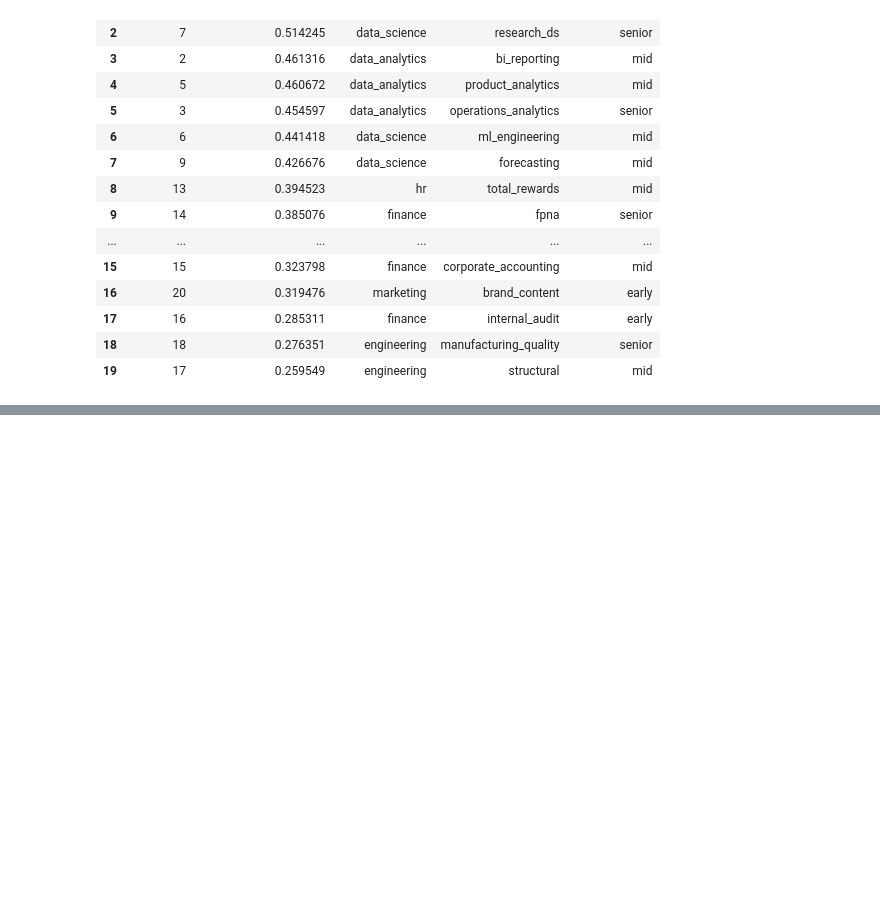
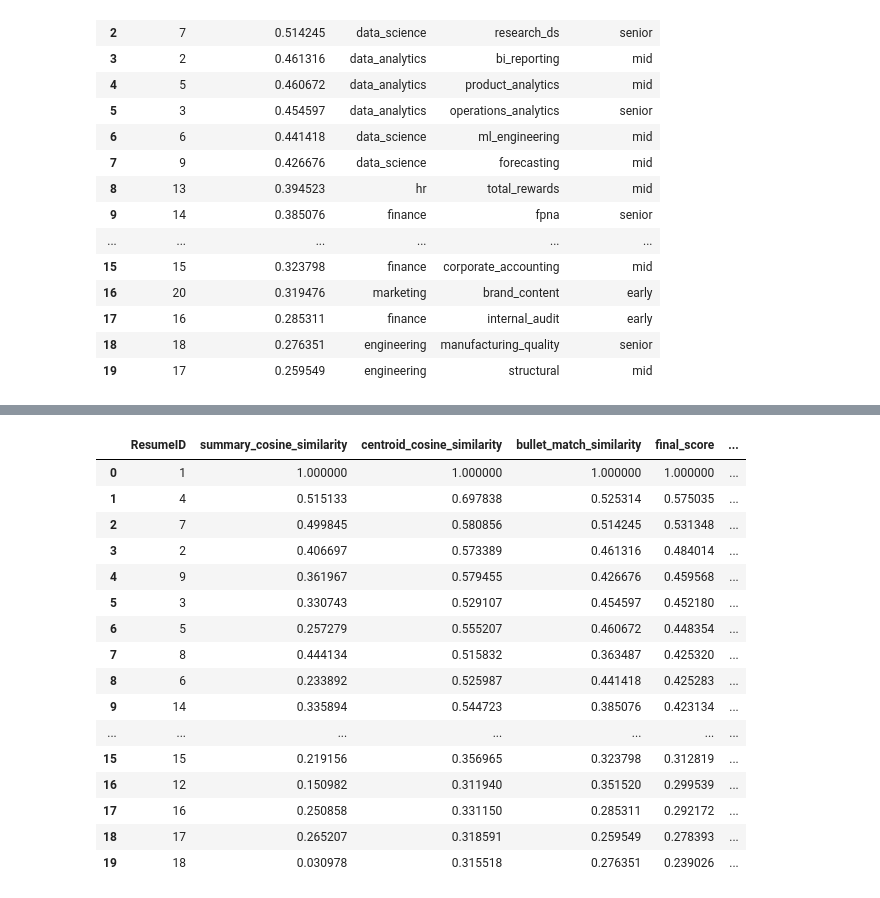
Before and after one commit to deloresmincarelli/Portfolio, a Jupyter notebook: peopleLikeMe/corpus_similarity.ipynb, the cells around one changed output, grey strips where cells are left out. Saved outputs shown, nothing was run; the diff lists cells and outputs as text; code cells hidden in the pictures; blank space fills up the shorter version.

```diff
--- a/peopleLikeMe/corpus_similarity.ipynb
+++ b/peopleLikeMe/corpus_similarity.ipynb
@@ -532,0 +547,62 @@ bullet_rank_df
+# %%
+# --- composite weights (must sum to 1) ---
+W_SUMMARY = 0.2
+W_CENTROID = 0.3
+W_BULLET = 0.5
+
+_wsum = W_SUMMARY + W_CENTROID + W_BULLET
+if abs(_wsum - 1.0) > 1e-6:
+    raise ValueError(f"W_SUMMARY + W_CENTROID + W_BULLET must equal 1; got {_wsum}")
+
+for _df, _col, _step in (
+    (rank_df, "summary_cosine_similarity", "Step 1"),
+    (centroid_rank_df, "centroid_cosine_similarity", "Step 2"),
+    (bullet_rank_df, "bullet_match_similarity", "Step 3"),
+):
+    if _col not in _df.columns:
+        raise RuntimeError(f"Missing {_col}; run {_step} cell first.")
+
+composite_df = (
+    rank_df[["ResumeID", "summary_cosine_similarity"]]
+    .merge(centroid_rank_df[["ResumeID", "centroid_cosine_similarity"]], on="ResumeID")
+    .merge(bullet_rank_df[["ResumeID", "bullet_match_similarity"]], on="ResumeID")
+)
+composite_df["final_score"] = (
+    W_SUMMARY * composite_df["summary_cosine_similarity"]
+    + W_CENTROID * composite_df["centroid_cosine_similarity"]
+    + W_BULLET * composite_df["bullet_match_similarity"]
+)
+
+meta_f = pd.read_csv(META_PATH)
+composite_rank_df = (
+    composite_df.merge(meta_f, on="ResumeID", how="left")
+    .sort_values("final_score", ascending=False)
+    .reset_index(drop=True)
+)
+
+_self_final = float(
+    composite_rank_df.loc[composite_rank_df["ResumeID"] == TARGET_RESUME_ID, "final_score"].iloc[0]
+)
+assert abs(_self_final - 1.0) < 1e-5, f"expected target final_score ~1, got {_self_final}"
+_fs = composite_rank_df["final_score"].to_numpy(dtype=np.float64)
+assert _fs.min() >= -1.0001 and _fs.max() <= 1.0001
+
+composite_rank_df
+# %% [output]
+|  | ResumeID | summary_cosine_similarity | centroid_cosine_similarity | bullet_match_similarity | final_score | ... |
+| 0 | 1 | 1.000000 | 1.000000 | 1.000000 | 1.000000 | ... |
+| 1 | 4 | 0.515133 | 0.697838 | 0.525314 | 0.575035 | ... |
+| 2 | 7 | 0.499845 | 0.580856 | 0.514245 | 0.531348 | ... |
+| 3 | 2 | 0.406697 | 0.573389 | 0.461316 | 0.484014 | ... |
+| 4 | 9 | 0.361967 | 0.579455 | 0.426676 | 0.459568 | ... |
+| 5 | 3 | 0.330743 | 0.529107 | 0.454597 | 0.452180 | ... |
+| 6 | 5 | 0.257279 | 0.555207 | 0.460672 | 0.448354 | ... |
+| 7 | 8 | 0.444134 | 0.515832 | 0.363487 | 0.425320 | ... |
+| 8 | 6 | 0.233892 | 0.525987 | 0.441418 | 0.425283 | ... |
+| 9 | 14 | 0.335894 | 0.544723 | 0.385076 | 0.423134 | ... |
+| ... | ... | ... | ... | ... | ... | ... |
+| 15 | 15 | 0.219156 | 0.356965 | 0.323798 | 0.312819 | ... |
+| 16 | 12 | 0.150982 | 0.311940 | 0.351520 | 0.299539 | ... |
+| 17 | 16 | 0.250858 | 0.331150 | 0.285311 | 0.292172 | ... |
+| 18 | 17 | 0.265207 | 0.318591 | 0.259549 | 0.278393 | ... |
+| 19 | 18 | 0.030978 | 0.315518 | 0.276351 | 0.239026 | ... |
```
Also changed, not shown: parts of 2 cells of this notebook.
